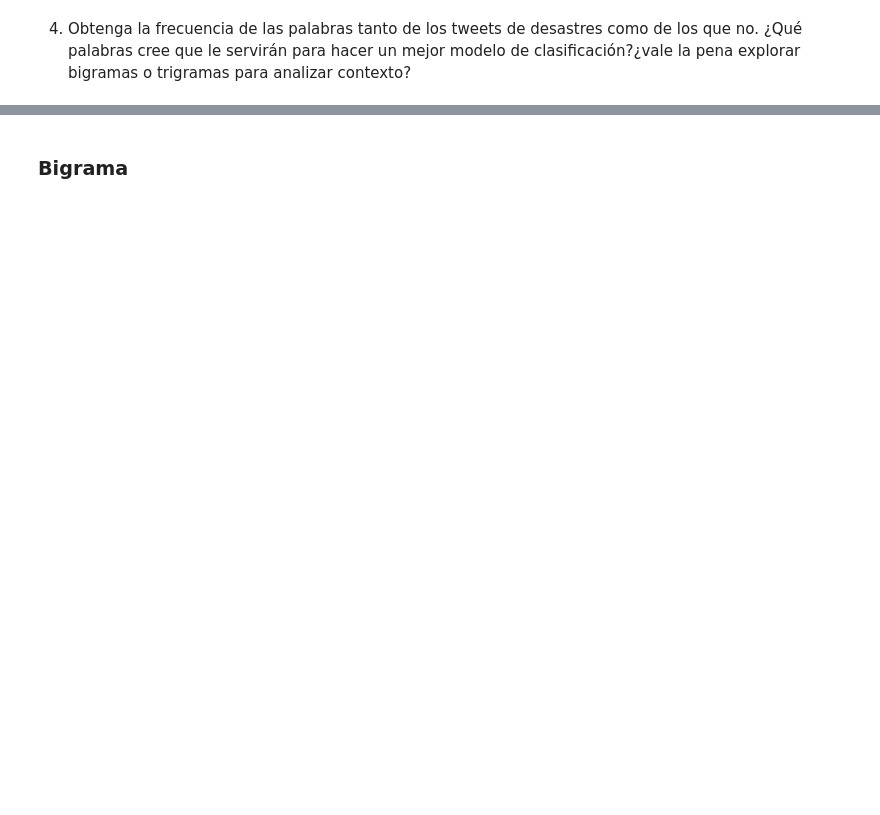
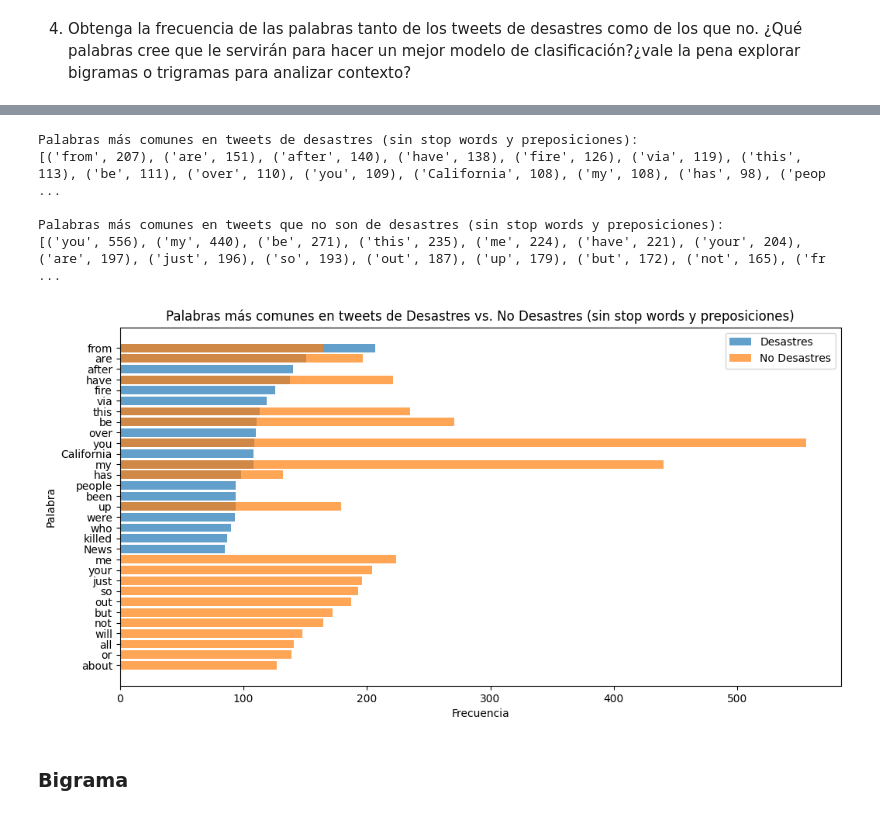
Before and after one commit to CristopherBarrios/Lab5-AnalisisDeSentimientos-DataScience, a Jupyter notebook: AnalisisDeSentimientos.ipynb, the cells around one changed output, grey strips where cells are left out. Cells and saved outputs as stored; diff of their text form; code cells hidden in the pictures; blank space fills up the shorter version.

```diff
--- a/AnalisisDeSentimientos.ipynb
+++ b/AnalisisDeSentimientos.ipynb
@@ -196,0 +195,4 @@ tweets_frecuency
+# %%
+df['preprocessed_text'] = df['text'].apply(preprocesar_texto)
+# Verificar las primeras filas para asegurarse de que se haya agregado la columna correctamente
+print(df.head())
@@ -268,3 +260,69 @@ plt.show()
+# %%
+import pandas as pd
+from collections import Counter
+import matplotlib.pyplot as plt
+import nltk
+from nltk.corpus import stopwords
+
+nltk.download('stopwords')  # Descargar las stop words
+
+# Obtener la frecuencia de palabras para tweets de desastres (target = 1)
+disaster_tweets = df[df['target'] == 1]['text']
+
+# Obtener la frecuencia de palabras para tweets que no son de desastres (target = 0)
+non_disaster_tweets = df[df['target'] == 0]['text']
+
+# Tokenizar y contar palabras en tweets de desastres
+disaster_words = ' '.join(disaster_tweets).split()
+disaster_word_frequency = Counter(disaster_words)
+
+# Tokenizar y contar palabras en tweets que no son de desastres
+non_disaster_words = ' '.join(non_disaster_tweets).split()
+non_disaster_word_frequency = Counter(non_disaster_words)
+
+# Obtener las stop words en inglés
+stop_words = set(stopwords.words('english'))
+
+# Definir palabras adicionales a excluir
+excluded_words = set(["the", "and", "in", "on", "at", "by", "for", "with", "of", "to", "is", "that", "it", 'the', 'i', 'a', 'deeds', 'im','rt','jk','btw','lol','yolo','lmao','lmfao','fb','like','get','em', 'I', 'The', 'A', 'Amp', 'amp',
+'im','rt','jk','btw','lol','yolo','lmao','lmfao','fb','like','get','em', 'Im', 'in', 'In', '2','was', 'as'])
+
+# Agregar las palabras adicionales a excluir a las stop words
+stop_words.update(excluded_words)
+
+# Filtrar las palabras frecuentes excluyendo las stop words
+filtered_disaster_word_frequency = [(word, freq) for word, freq in disaster_word_frequency.items() if word.lower() not in stop_words]
+filtered_non_disaster_word_frequency = [(word, freq) for word, freq in non_disaster_word_frequency.items() if word.lower() not in stop_words]
+
+# Ordenar las listas filtradas por frecuencia
+filtered_disaster_word_frequency.sort(key=lambda x: x[1], reverse=True)
+filtered_non_disaster_word_frequency.sort(key=lambda x: x[1], reverse=True)
+
+# Imprimir las 20 palabras más comunes en tweets de desastres sin stop words
+print("Palabras más comunes en tweets de desastres (sin stop words):")
+print(filtered_disaster_word_frequency[:20])
+
+# Imprimir las 20 palabras más comunes en tweets que no son de desastres sin stop words
+print("\nPalabras más comunes en tweets que no son de desastres (sin stop words):")
+print(filtered_non_disaster_word_frequency[:20])
+
+# Graficar las 20 palabras más comunes en ambos grupos
+plt.figure(figsize=(12, 6))
+plt.barh(*zip(*filtered_disaster_word_frequency[:20]), label='Desastres', alpha=0.7)
+plt.barh(*zip(*filtered_non_disaster_word_frequency[:20]), label='No Desastres', alpha=0.7)
+plt.xlabel('Frecuencia')
+plt.ylabel('Palabra')
+plt.title('Palabras más comunes en tweets de Desastres vs. No Desastres (sin stop words)')
+plt.legend()
+plt.gca().invert_yaxis()
+plt.show()
+# %% [output]
+Palabras más comunes en tweets de desastres (sin stop words y preposiciones):
+[('from', 207), ('are', 151), ('after', 140), ('have', 138), ('fire', 126), ('via', 119), ('this', 113), ('be', 111), ('over', 110), ('you', 109), ('California', 108), ('my', 108), ('has', 98), ('peop ...
+
+Palabras más comunes en tweets que no son de desastres (sin stop words y preposiciones):
+[('you', 556), ('my', 440), ('be', 271), ('this', 235), ('me', 224), ('have', 221), ('your', 204), ('are', 197), ('just', 196), ('so', 193), ('out', 187), ('up', 179), ('but', 172), ('not', 165), ('fr ...
+[figure, added]
 # %% [markdown]
 ### Bigrama
 # %%
```
Also changed, not shown: parts of 20 cells of this notebook, 1 other file.
